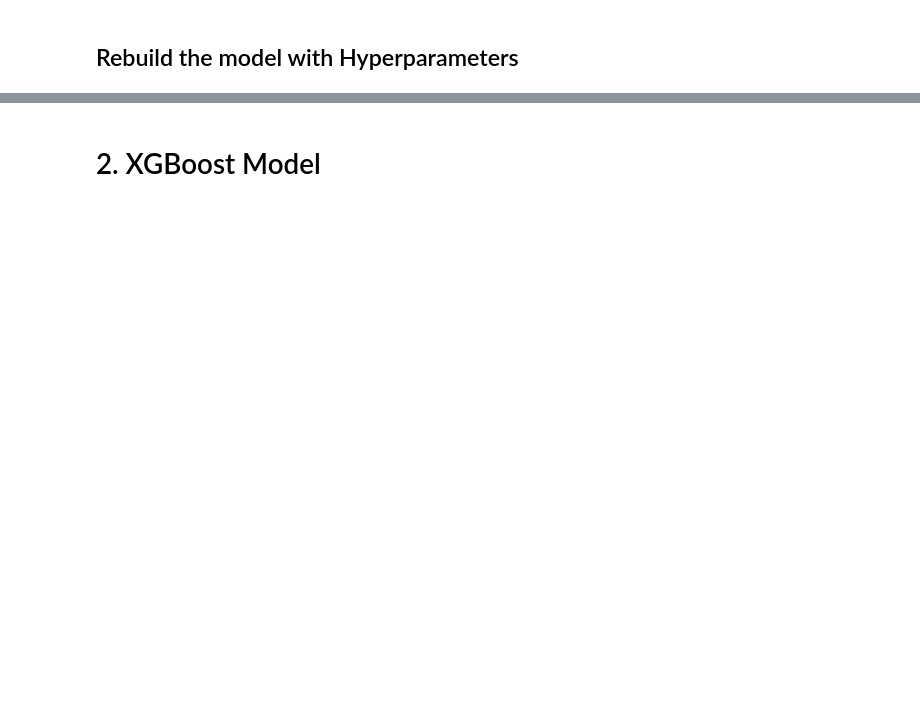
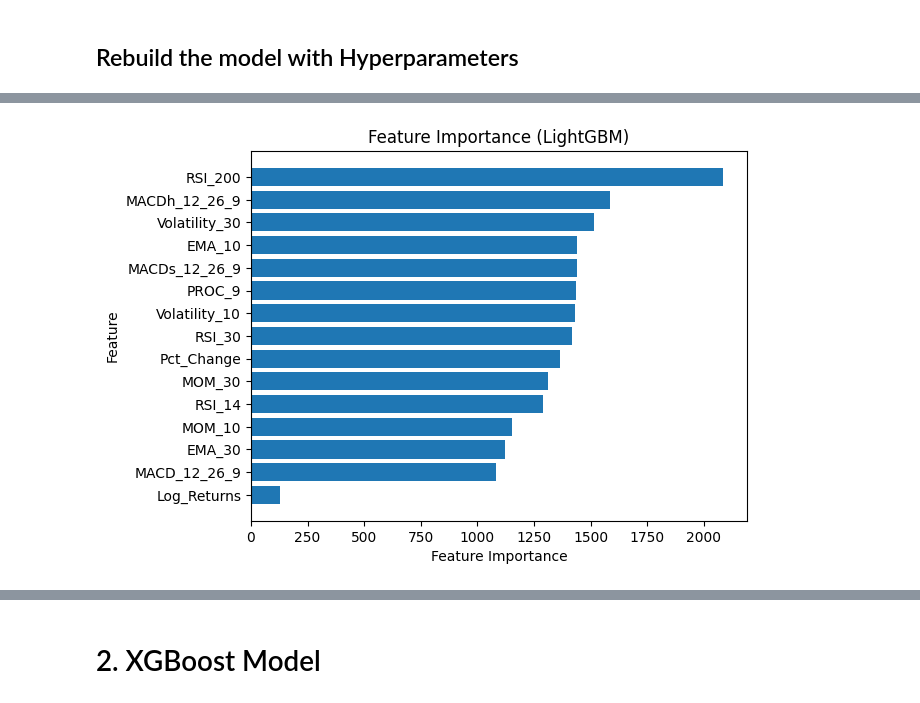
Before and after one commit to SoufianeAzerdaoui/Algorithm_Trading_ML, a Jupyter notebook: Models.ipynb, the cells around one changed output, grey strips where cells are left out. Saved outputs shown, nothing was run; the diff lists cells and outputs as text; code cells hidden in the pictures; blank space fills up the shorter version.

```diff
--- a/Models.ipynb
+++ b/Models.ipynb
@@ -186,0 +252,11 @@ plt.show()
+# %%
+# Train the model with the best parameters
+LightGBM = LGBMClassifier(learning_rate=0.1, n_estimators=200, num_leaves=100, objective='binary', random_state=42)
+LightGBM.fit(X_train_scaled, y_train)
+
+# Make predictions
+y_pred = LightGBM.predict(X_test_scaled)
+
+# Evaluate performance
+accuracy = accuracy_score(y_test, y_pred)
+print(f"Accuracy on Test Data with Tuned Parameters: {accuracy}")
@@ -186,0 +272,16 @@ plt.show()
+# %%
+import matplotlib.pyplot as plt
+
+# Plot feature importance
+feature_importances = LightGBM.feature_importances_
+features = X.columns
+
+# Sort and plot
+sorted_idx = feature_importances.argsort()
+plt.barh(features[sorted_idx], feature_importances[sorted_idx])
+plt.xlabel("Feature Importance")
+plt.ylabel("Feature")
+plt.title("Feature Importance (LightGBM)")
+plt.show()
+# %% [output]
+[figure, added]
```
Also changed, not shown: parts of 45 cells of this notebook, 17 other files.
